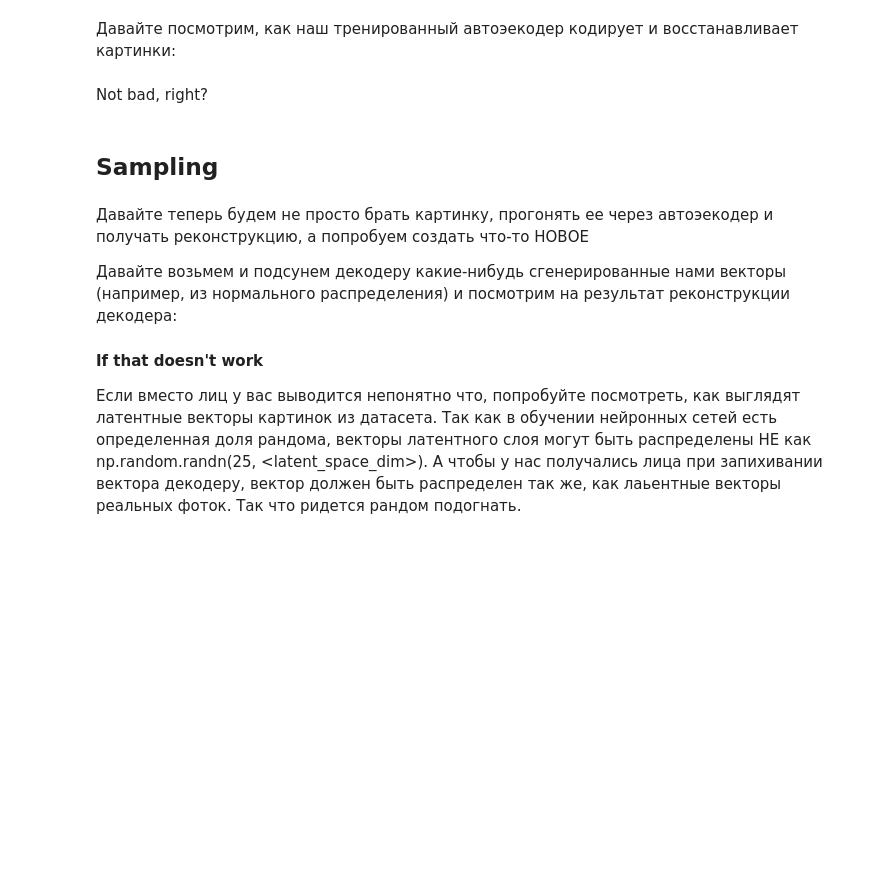
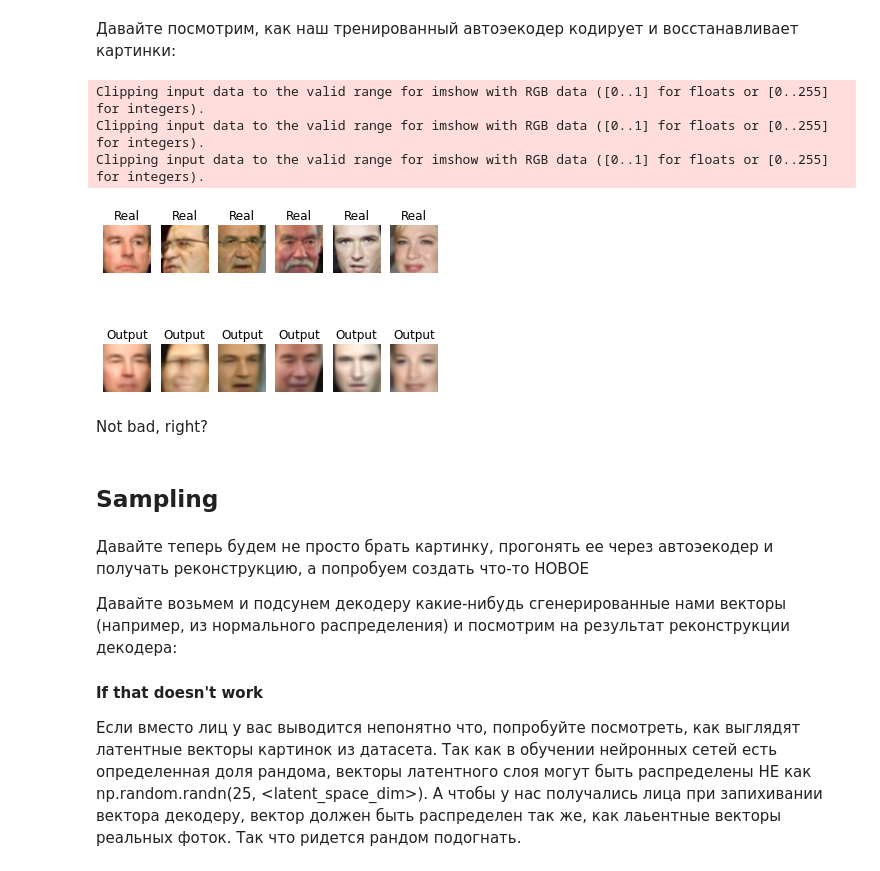
Before and after one commit to RomanenkovN/DeepLearningSchool, a Jupyter notebook: autoencoders.ipynb, the cells around one changed output. Drawn from its saved outputs; the diff is of its cells as text; code cells hidden in the pictures; blank space fills up the shorter version.

```diff
--- a/autoencoders.ipynb
+++ b/autoencoders.ipynb
@@ -87,6 +88,6 @@ plot_gallery(X_train, IMAGE_H, IMAGE_W)
 # %% [markdown]
 Осталось привести картинки к тензорам из PyTorch, чтобы можно было потом скармливать их автоэнкодеру:
 # %%
-device = 'cuda' if (torch.cuda.is_available()) else 'cpu'
+device = torch.device('cuda' if torch.cuda.is_available() else 'cpu')
 print(device)
 # %% [output]
@@ -94,3 +95,3 @@ cpu
 # %%
-X_train = torch.from_numpy(X_train/255,).float().to(device)
-X_val = torch.from_numpy(X_val/255).float().to(device)
+X_train = torch.from_numpy(X_train)
+X_val = torch.from_numpy(X_val)
@@ -168,0 +179,4 @@ class Autoencoder(nn.Module):
+# %%
+from torchsummary import summary
+model = Autoencoder().to(device)
+summary(model, (3, 45, 45))
@@ -217,3 +289,28 @@ RuntimeError: ignored
+# %%
+#< тут Ваш код: выведите первые Х картинок и их реконструкций из val выборки на экран>
+X = 6
+model.eval()
+
+X_val = next(iter(data_val))
+Y_hat, code = model(X_val.to(device))
+Y_hat = Y_hat.detach().cpu()
+
+for k in range(X):
+    plt.subplot(2, X, k+1)
+    plt.imshow(np.rollaxis(X_val[k].numpy(), 0, 3))
+    plt.title('Real')
+    plt.axis('off')
+
+    plt.subplot(2, X, k+7)
+    plt.imshow(np.rollaxis(Y_hat[k].numpy(), 0, 3))
+    plt.title('Output')
+    plt.axis('off')
+plt.show()
+# %% [output]
+Clipping input data to the valid range for imshow with RGB data ([0..1] for floats or [0..255] for integers).
+Clipping input data to the valid range for imshow with RGB data ([0..1] for floats or [0..255] for integers).
+Clipping input data to the valid range for imshow with RGB data ([0..1] for floats or [0..255] for integers).
+[figure, added]
 # %% [markdown]
 Not bad, right?
 # %% [markdown]
```
Also changed, not shown: parts of 95 cells of this notebook.
